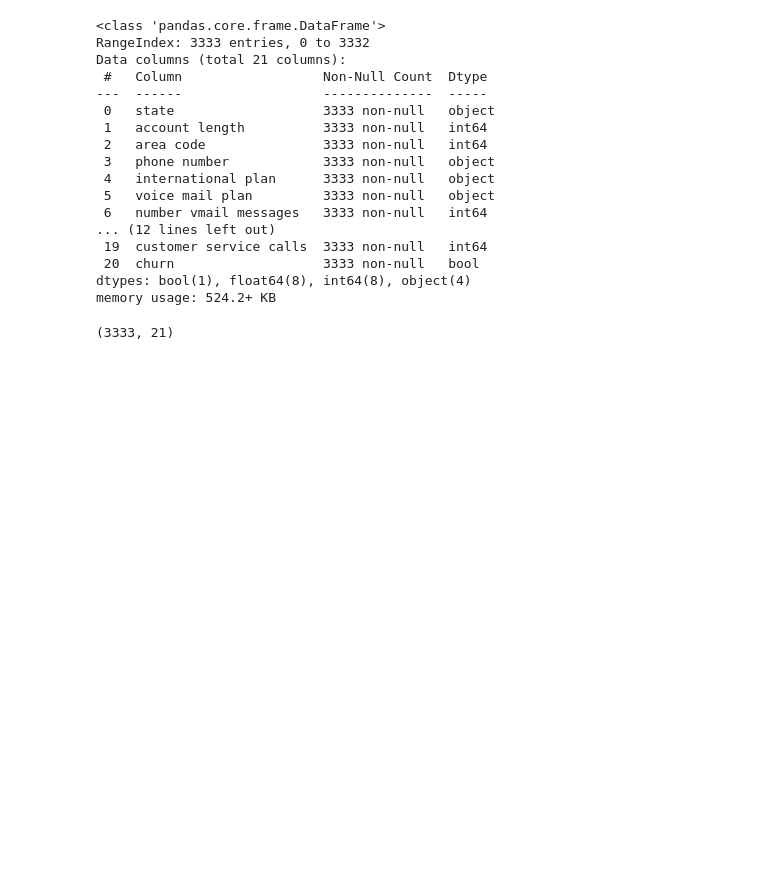
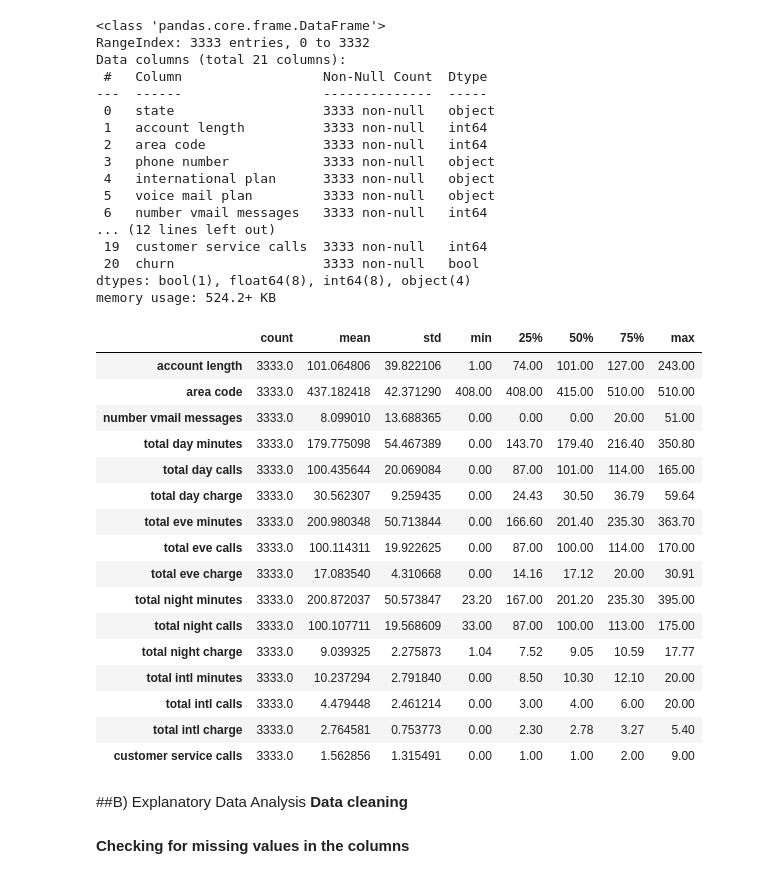
Before and after one commit to Jodhiamboapiyo/Classification-model, a Jupyter notebook: Submited.ipynb, the cells around one changed output. Drawn from its saved outputs; the diff is of its cells as text; code cells hidden in the pictures; blank space fills up the shorter version.

Commit message:
Analysis

```diff
--- a/Submited.ipynb
+++ b/Submited.ipynb
@@ -82,10 +88,32 @@ Data columns (total 21 columns):
  20  churn                   3333 non-null   bool
 dtypes: bool(1), float64(8), int64(8), object(4)
 memory usage: 524.2+ KB
-# %%
-df.shape
-# %% [output]
-(3333, 21)
+# %%
+# Displaying the statistical summary of the dataframe
+df.describe().T
+# %% [output]
+|  | count | mean | std | min | 25% | 50% | 75% | max |
+| account length | 3333.0 | 101.064806 | 39.822106 | 1.00 | 74.00 | 101.00 | 127.00 | 243.00 |
+| area code | 3333.0 | 437.182418 | 42.371290 | 408.00 | 408.00 | 415.00 | 510.00 | 510.00 |
+| number vmail messages | 3333.0 | 8.099010 | 13.688365 | 0.00 | 0.00 | 0.00 | 20.00 | 51.00 |
+| total day minutes | 3333.0 | 179.775098 | 54.467389 | 0.00 | 143.70 | 179.40 | 216.40 | 350.80 |
+| total day calls | 3333.0 | 100.435644 | 20.069084 | 0.00 | 87.00 | 101.00 | 114.00 | 165.00 |
+| total day charge | 3333.0 | 30.562307 | 9.259435 | 0.00 | 24.43 | 30.50 | 36.79 | 59.64 |
+| total eve minutes | 3333.0 | 200.980348 | 50.713844 | 0.00 | 166.60 | 201.40 | 235.30 | 363.70 |
+| total eve calls | 3333.0 | 100.114311 | 19.922625 | 0.00 | 87.00 | 100.00 | 114.00 | 170.00 |
+| total eve charge | 3333.0 | 17.083540 | 4.310668 | 0.00 | 14.16 | 17.12 | 20.00 | 30.91 |
+| total night minutes | 3333.0 | 200.872037 | 50.573847 | 23.20 | 167.00 | 201.20 | 235.30 | 395.00 |
+| total night calls | 3333.0 | 100.107711 | 19.568609 | 33.00 | 87.00 | 100.00 | 113.00 | 175.00 |
+| total night charge | 3333.0 | 9.039325 | 2.275873 | 1.04 | 7.52 | 9.05 | 10.59 | 17.77 |
+| total intl minutes | 3333.0 | 10.237294 | 2.791840 | 0.00 | 8.50 | 10.30 | 12.10 | 20.00 |
+| total intl calls | 3333.0 | 4.479448 | 2.461214 | 0.00 | 3.00 | 4.00 | 6.00 | 20.00 |
+| total intl charge | 3333.0 | 2.764581 | 0.753773 | 0.00 | 2.30 | 2.78 | 3.27 | 5.40 |
+| customer service calls | 3333.0 | 1.562856 | 1.315491 | 0.00 | 1.00 | 1.00 | 2.00 | 9.00 |
+# %% [markdown]
+##B) Explanatory Data Analysis
+**Data cleaning**
+# %% [markdown]
+**Checking for missing values in the columns**
 # %%
 df.isnull().sum()
 # %% [output]
```
Also changed, not shown: parts of 23 cells of this notebook.
